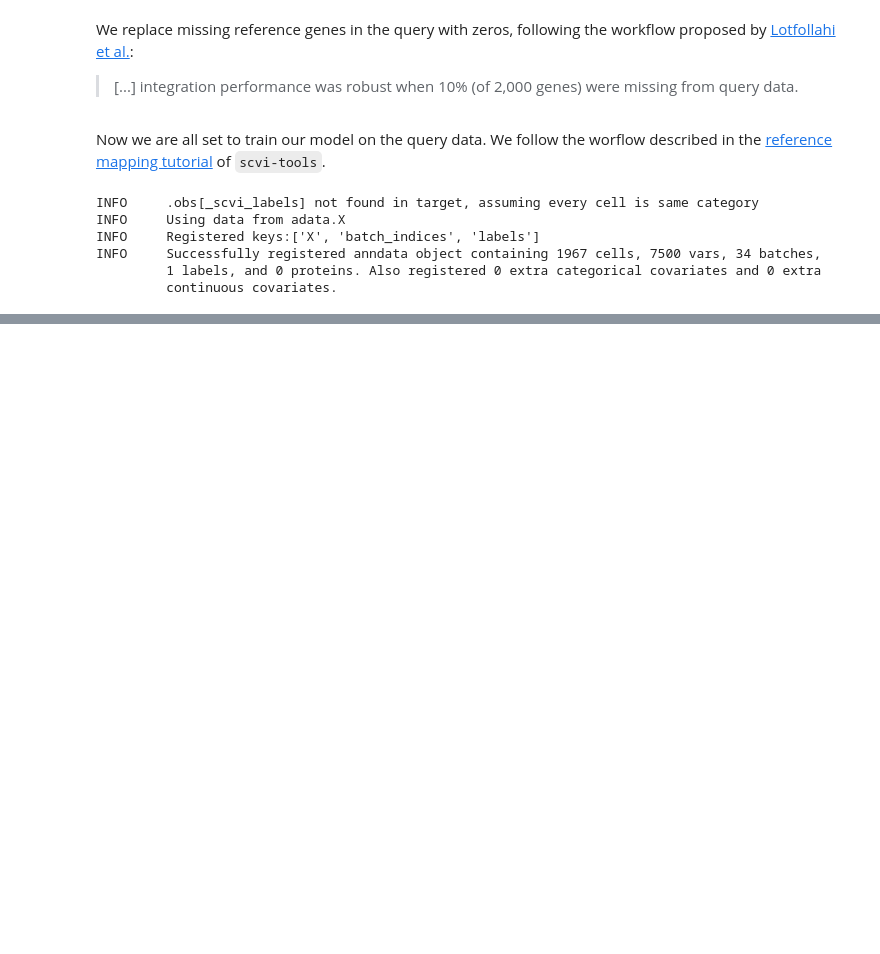
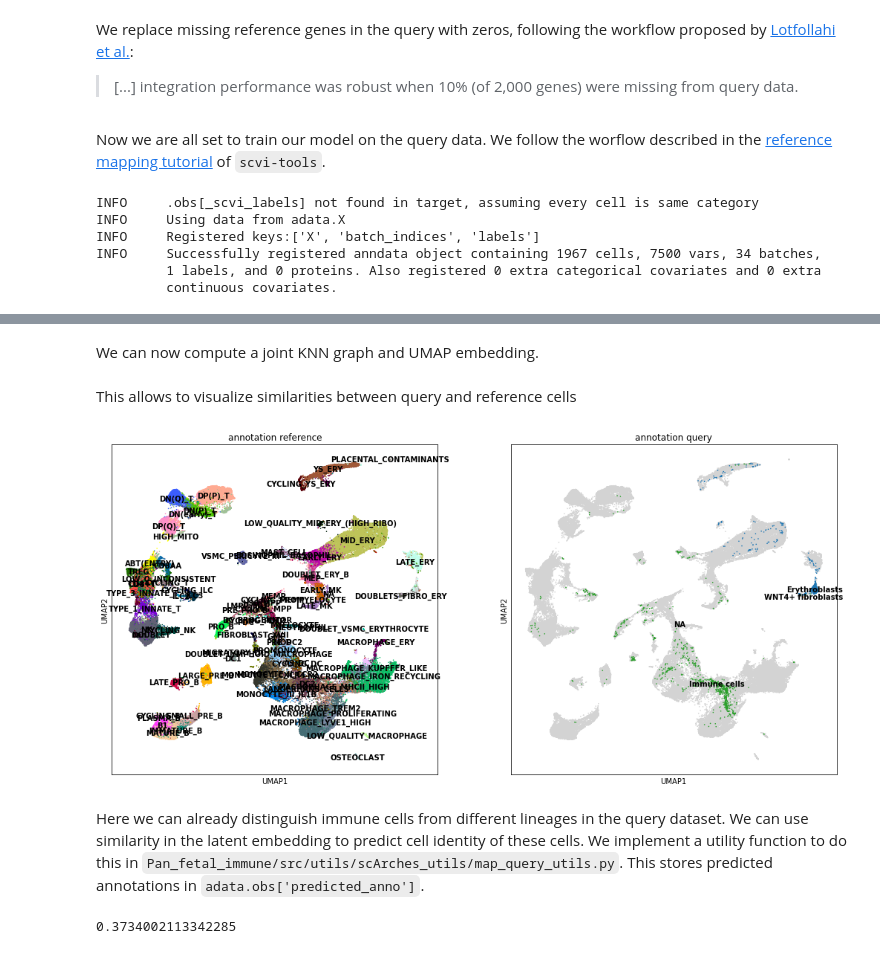
Before and after one commit to Teichlab/Pan_fetal_immune, a Jupyter notebook: tutorials/tutorial_query2reference_mapping.ipynb, the cells around one changed output, grey strips where cells are left out. Drawn from its saved outputs; the diff is of its cells as text; code cells hidden in the pictures; blank space fills up the shorter version.

```diff
--- a/tutorials/tutorial_query2reference_mapping.ipynb
+++ b/tutorials/tutorial_query2reference_mapping.ipynb
@@ -172,0 +196,2 @@ Saving to: ‘PAN.A01.v01.raw_count.20210429.HSC_IMMUNE.embedding.h5ad’
+# %%
+ref_adata = sc.read_h5ad("./PAN.A01.v01.raw_count.20210429.HSC_IMMUNE.embedding.h5ad")
@@ -172,0 +211,10 @@ Saving to: ‘PAN.A01.v01.raw_count.20210429.HSC_IMMUNE.embedding.h5ad’
+# %%
+## Convert var_names to ensembl IDs
+ref_adata.var_names = ref_adata.var.GeneID
+query_adata.var_names = query_adata.var.gene_ids
+# %%
+## Merge
+concat_adata = anndata.concat([ref_adata, query_adata], axis=0,
+                              label="dataset", keys=["reference", "query"],
+                              join="outer", merge="unique", uns_merge="unique")
+concat_adata.obs_names = concat_adata.obs_names + "-" + concat_adata.obs["dataset"].astype("str")
@@ -172,0 +229,2 @@ Saving to: ‘PAN.A01.v01.raw_count.20210429.HSC_IMMUNE.embedding.h5ad’
+# %% [markdown]
+We can now compute a joint KNN graph and UMAP embedding.
@@ -172,0 +235,10 @@ Saving to: ‘PAN.A01.v01.raw_count.20210429.HSC_IMMUNE.embedding.h5ad’
+# %% [markdown]
+This allows to visualize similarities between query and reference cells
+# %%
+plt.rcParams['figure.figsize'] = [8,8]
+sc.pl.umap(concat_adata, color=['celltype_annotation','cell_name_detailed'], size=10,
+           title=['annotation reference', 'annotation query'], legend_loc='on data')
+# %% [output]
+[figure, added]
+# %% [markdown]
+Here we can already distinguish immune cells from different lineages in the query dataset. We can use similarity in the latent embedding to predict cell identity of these cells. We implement a utility function to do this in `Pan_fetal_immune/src/utils/scArches_utils/map_query_utils.py`. This stores predicted annotations in `adata.obs['predicted_anno']`.
@@ -172,0 +249,4 @@ Saving to: ‘PAN.A01.v01.raw_count.20210429.HSC_IMMUNE.embedding.h5ad’
+# %%
+map_query_utils.predict_label2(concat_adata, anno_col='celltype_annotation', min_score=0.5)
+# %% [output]
+0.3734002113342285
```
Also changed, not shown: parts of 33 cells of this notebook, 1 other file.
